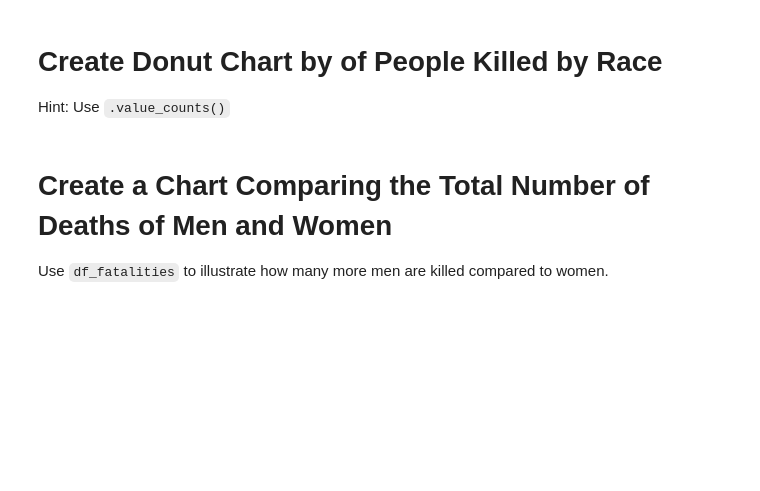
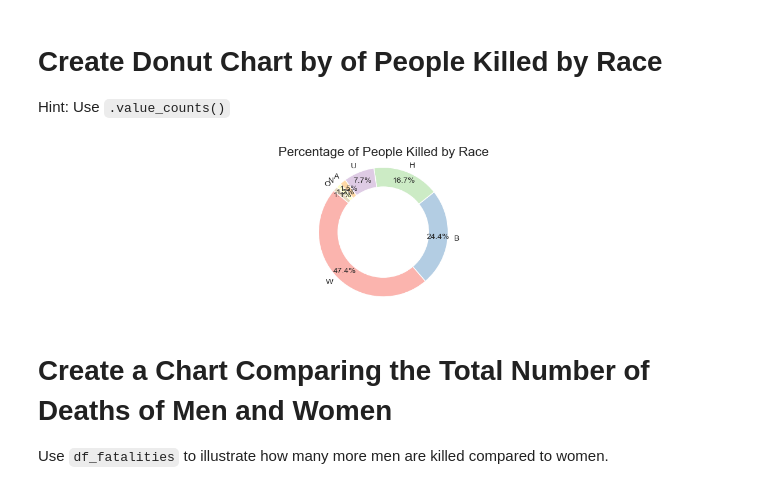
Before and after one commit to CyberWol-12/Fatal_Force, a Jupyter notebook: Fatal_Force_(start).ipynb, the cells around one changed output. Drawn from its saved outputs; the diff is of its cells as text; code cells hidden in the pictures; blank space fills up the shorter version.

Commit message:
donate effect

```diff
--- a/Fatal_Force_(start).ipynb
+++ b/Fatal_Force_(start).ipynb
@@ -385,6 +385,27 @@ plt.show()
 Hint: Use `.value_counts()`
 # %%
 race_count = df_fatalities['race'].value_counts()
+# %%
+plt.figure(figsize = (12,3))
+plt.pie(race_count.values,
+        labels = race_count.index,
+        autopct='%1.1f%%',
+        startangle=140,
+        colors=plt.cm.Pastel1.colors,
+        pctdistance=0.85)#to move per% outside
+
+#for donate effect
+centre_circle = plt.Circle((0,0),0.70,fc = 'white')
+fig = plt.gcf()
+fig.gca().add_artist(centre_circle)
+
+
+plt.axis('equal')
+plt.title('Percentage of People Killed by Race',fontsize = 16)
+plt.tight_layout()
+plt.show()
+# %% [output]
+[figure, added]
 # %% [markdown]
 # Create a Chart Comparing the Total Number of Deaths of Men and Women
 
```
